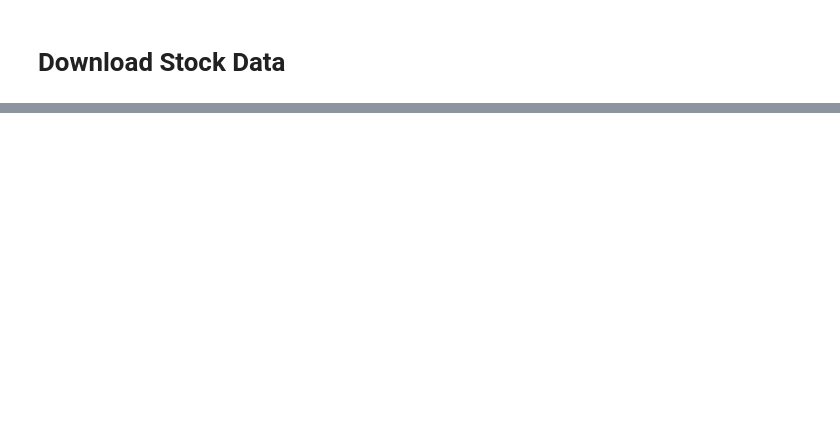
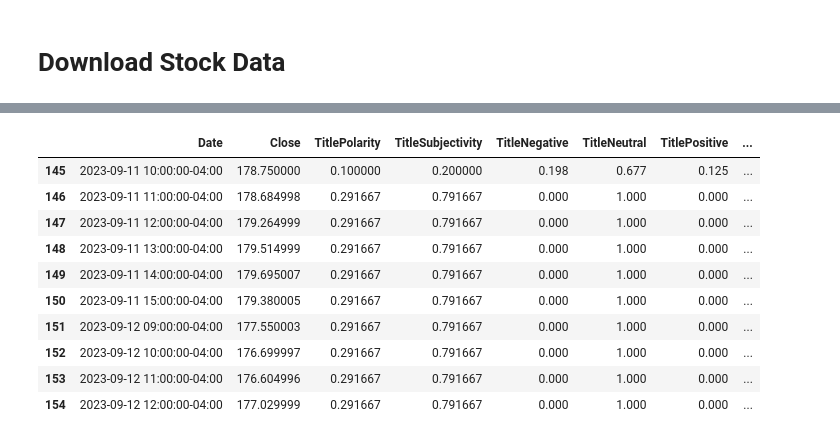
Before and after one commit to gossdante/news_sentiment, a Jupyter notebook: sentiment.ipynb, the cells around one changed output, grey strips where cells are left out. Saved outputs shown, nothing was run; the diff lists cells and outputs as text; code cells hidden in the pictures; blank space fills up the shorter version.

```diff
--- a/sentiment.ipynb
+++ b/sentiment.ipynb
@@ -269,3 +257,24 @@ sdf.head()
+# %%
+#Merge
+combineddf= pd.merge(sdf,all_articles,how='left').ffill(limit=24)
+combineddf['SMA12']= combineddf['Close'].rolling(12).mean()
+combineddf['SMA24']= combineddf['Close'].rolling(24).mean()
+combineddf['SMA48']= combineddf['Close'].rolling(48).mean()
+# Drop all unnecessary data
+combineddf = combineddf.drop(columns=['author','title','description','source','url','publishedAt','content'])
+combineddf.tail(10)
+# %% [output]
+|  | Date | Close | TitlePolarity | TitleSubjectivity | TitleNegative | TitleNeutral | TitlePositive | ... |
+| 145 | 2023-09-11 10:00:00-04:00 | 178.750000 | 0.100000 | 0.200000 | 0.198 | 0.677 | 0.125 | ... |
+| 146 | 2023-09-11 11:00:00-04:00 | 178.684998 | 0.291667 | 0.791667 | 0.000 | 1.000 | 0.000 | ... |
+| 147 | 2023-09-11 12:00:00-04:00 | 179.264999 | 0.291667 | 0.791667 | 0.000 | 1.000 | 0.000 | ... |
+| 148 | 2023-09-11 13:00:00-04:00 | 179.514999 | 0.291667 | 0.791667 | 0.000 | 1.000 | 0.000 | ... |
+| 149 | 2023-09-11 14:00:00-04:00 | 179.695007 | 0.291667 | 0.791667 | 0.000 | 1.000 | 0.000 | ... |
+| 150 | 2023-09-11 15:00:00-04:00 | 179.380005 | 0.291667 | 0.791667 | 0.000 | 1.000 | 0.000 | ... |
+| 151 | 2023-09-12 09:00:00-04:00 | 177.550003 | 0.291667 | 0.791667 | 0.000 | 1.000 | 0.000 | ... |
+| 152 | 2023-09-12 10:00:00-04:00 | 176.699997 | 0.291667 | 0.791667 | 0.000 | 1.000 | 0.000 | ... |
+| 153 | 2023-09-12 11:00:00-04:00 | 176.604996 | 0.291667 | 0.791667 | 0.000 | 1.000 | 0.000 | ... |
+| 154 | 2023-09-12 12:00:00-04:00 | 177.029999 | 0.291667 | 0.791667 | 0.000 | 1.000 | 0.000 | ... |
 # %%
 import matplotlib.pyplot as plt
 # Visualize the Closing price
```
Also changed, not shown: parts of 9 cells of this notebook.
